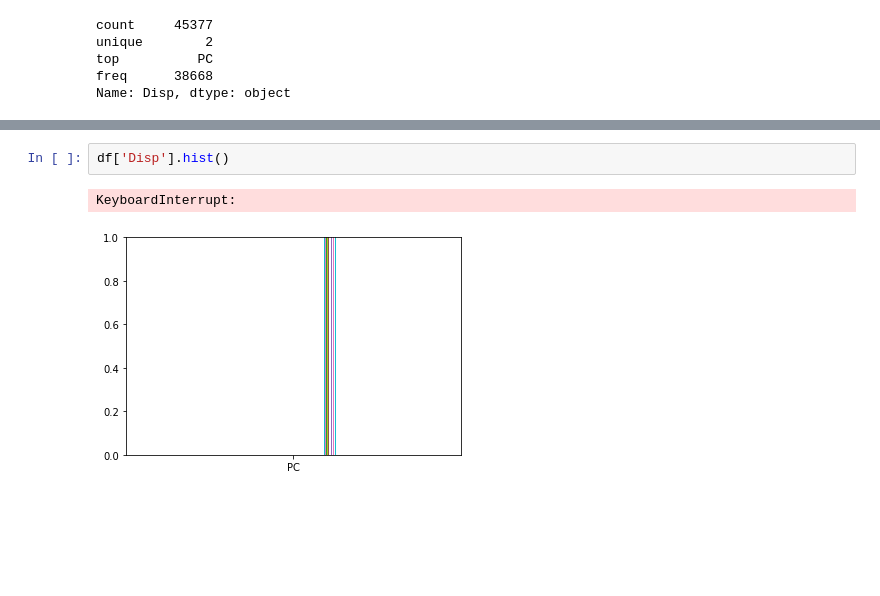
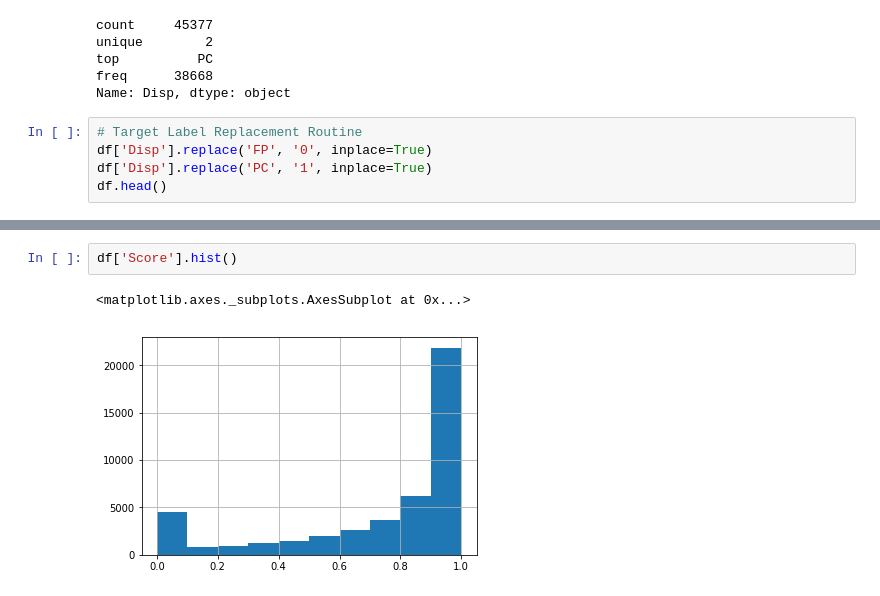
Before and after one commit to yutarochan/DS440, a Jupyter notebook: notebooks/TCES Analysis.ipynb, the cells around one changed output, grey strips where cells are left out. Drawn from its saved outputs; the diff is of its cells as text; blank space fills up the shorter version.

```diff
--- a/notebooks/TCES Analysis.ipynb
+++ b/notebooks/TCES Analysis.ipynb
@@ -26,3 +72,8 @@ unique        2
 top          PC
 freq      38668
 Name: Disp, dtype: object
+# %%
+# Target Label Replacement Routine
+df['Disp'].replace('FP', '0', inplace=True)
+df['Disp'].replace('PC', '1', inplace=True)
+df.head()
@@ -29,5 +102,5 @@ Name: Disp, dtype: object
 # %%
-df['Disp'].hist()
+df['Score'].hist()
 # %% [output]
-KeyboardInterrupt:
+<matplotlib.axes._subplots.AxesSubplot at 0x...>
-[figure, old version]
+[figure, new version]
```
Also changed, not shown: parts of 26 cells of this notebook, 3 other files.
